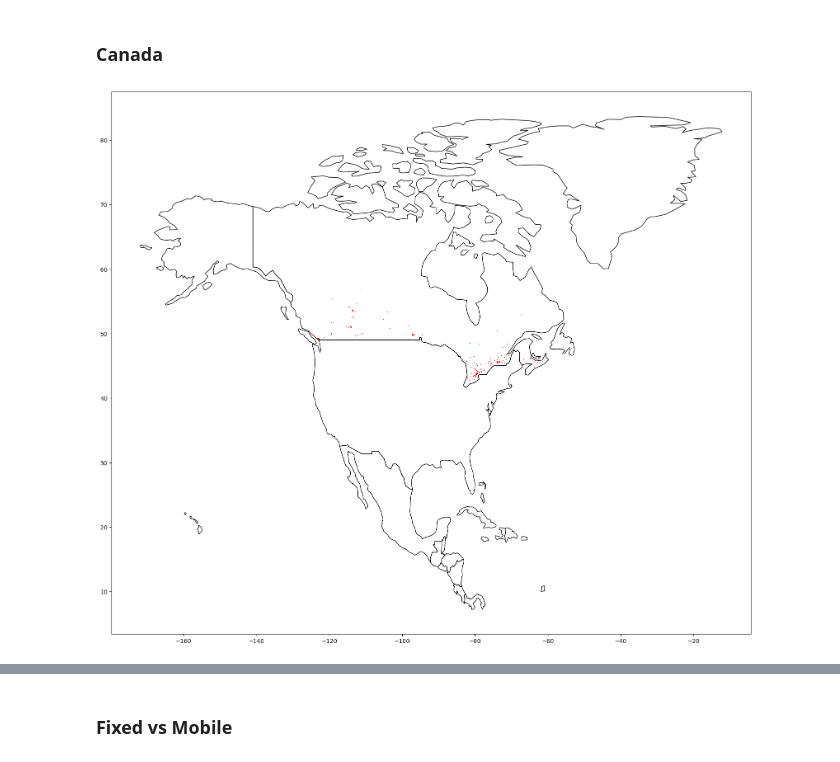
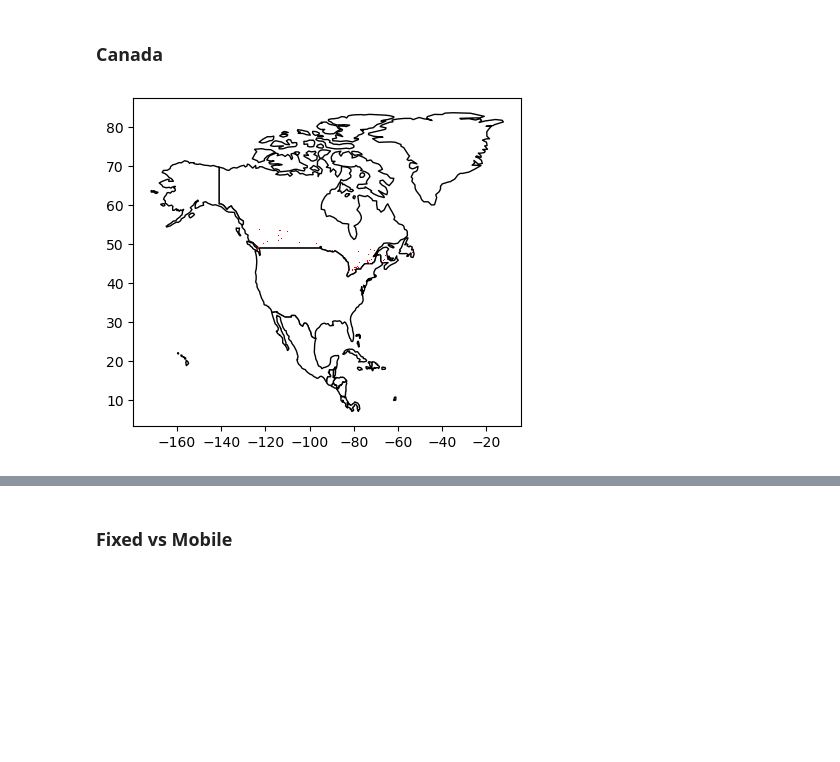
Before and after one commit to cybera/ookla-statcan-t1, a Jupyter notebook: notebooks/Soniya'sNotebook.ipynb, the cells around one changed output, grey strips where cells are left out. Drawn from its saved outputs; the diff is of its cells as text; code cells hidden in the pictures; blank space fills up the shorter version.

```diff
--- a/notebooks/Soniya'sNotebook.ipynb
+++ b/notebooks/Soniya'sNotebook.ipynb
@@ -66,17 +66,16 @@ statcan.boundary('population_centres')
 # %% [markdown]
 ### Canada
 # %%
-plt.rcParams["figure.figsize"] = (20,20)
 world = gp.read_file(gp.datasets.get_path('naturalearth_lowres'))
 
 # We restrict to North America.
 ax = world[world.continent == 'North America'].plot(
     color='white', edgecolor='black')
 
 # We can now plot our ``GeoDataFrame``.
 speed_tiles.plot(ax=ax, color='red')
 
 plt.show()
 # %% [output]
-[figure, old version]
+[figure, new version]
 # %%
```
Also changed, not shown: parts of 13 cells of this notebook, 1 other file.
